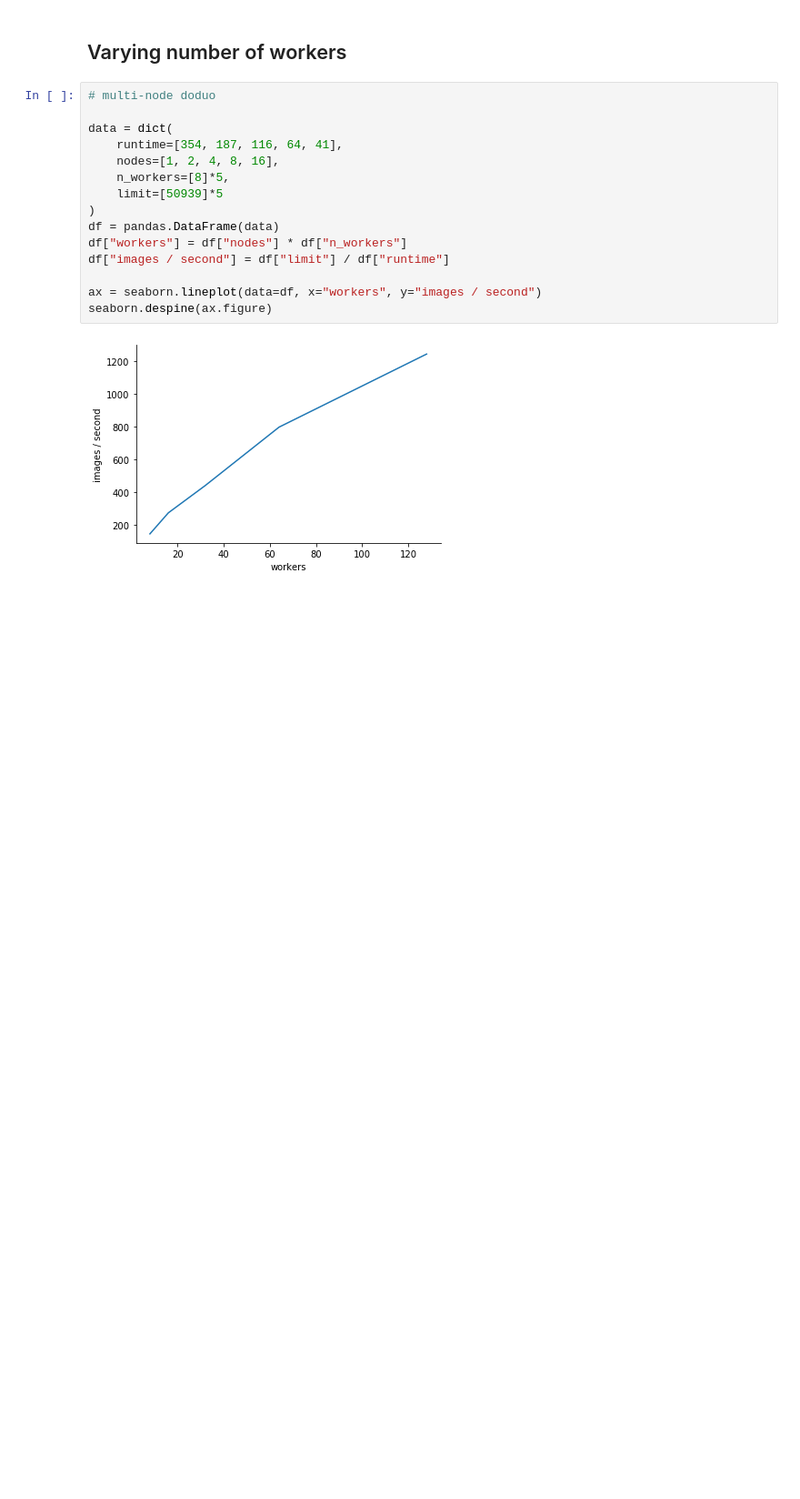
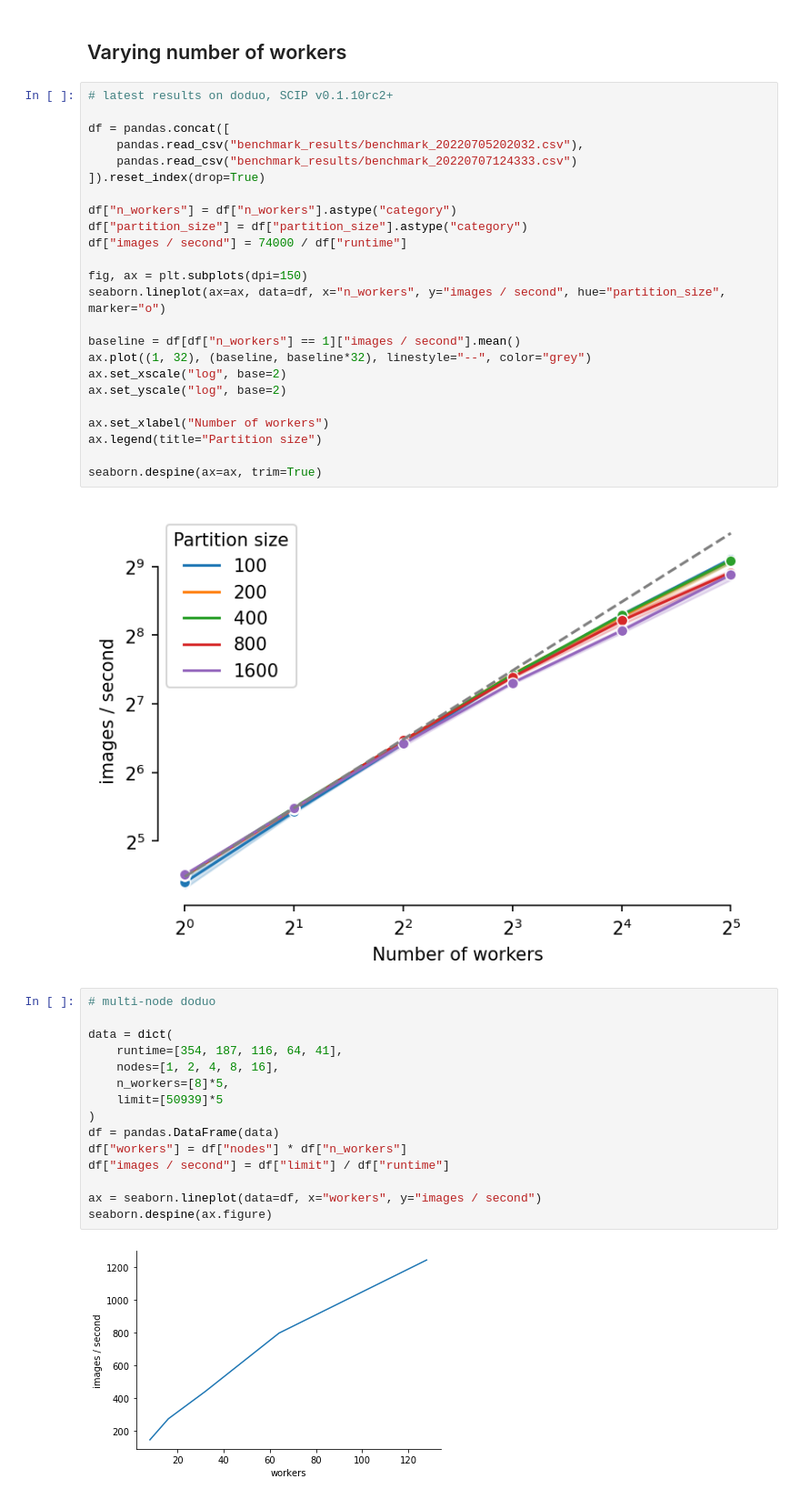
Before and after one commit to ScalableCytometryImageProcessing/benchmark, a Jupyter notebook: benchmark_results.ipynb, the cells around one changed output. Shown: that part at 91% size. Drawn from its saved outputs; the diff is of its cells as text; blank space fills up the shorter version.

```diff
--- a/benchmark_results.ipynb
+++ b/benchmark_results.ipynb
@@ -93,5 +116,31 @@ plt.savefig("runtime.png")
 # %% [markdown]
 ## Varying number of workers
+# %%
+# latest results on doduo, SCIP v0.1.10rc2+
+
+df = pandas.concat([
+    pandas.read_csv("benchmark_results/benchmark_20220705202032.csv"),
+    pandas.read_csv("benchmark_results/benchmark_20220707124333.csv")
+]).reset_index(drop=True)
+
+df["n_workers"] = df["n_workers"].astype("category")
+df["partition_size"] = df["partition_size"].astype("category")
+df["images / second"] = 74000 / df["runtime"]
+
+fig, ax = plt.subplots(dpi=150)
+seaborn.lineplot(ax=ax, data=df, x="n_workers", y="images / second", hue="partition_size", marker="o")
+
+baseline = df[df["n_workers"] == 1]["images / second"].mean()
+ax.plot((1, 32), (baseline, baseline*32), linestyle="--", color="grey")
+ax.set_xscale("log", base=2)
+ax.set_yscale("log", base=2)
+
+ax.set_xlabel("Number of workers")
+ax.legend(title="Partition size")
+
+seaborn.despine(ax=ax, trim=True)
+# %% [output]
+[figure, new version]
 # %%
 # multi-node doduo
 
```
Also changed, not shown: parts of 5 cells of this notebook.
